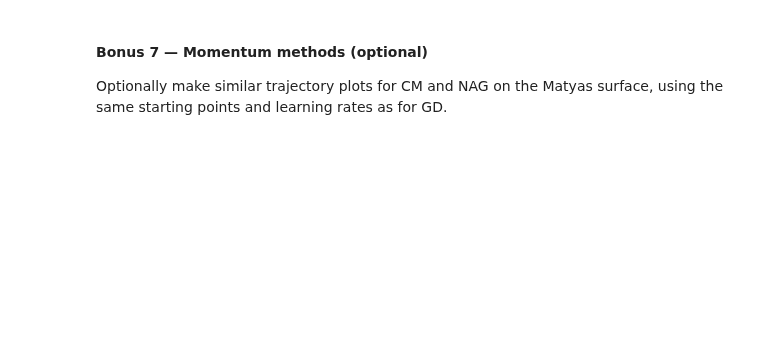
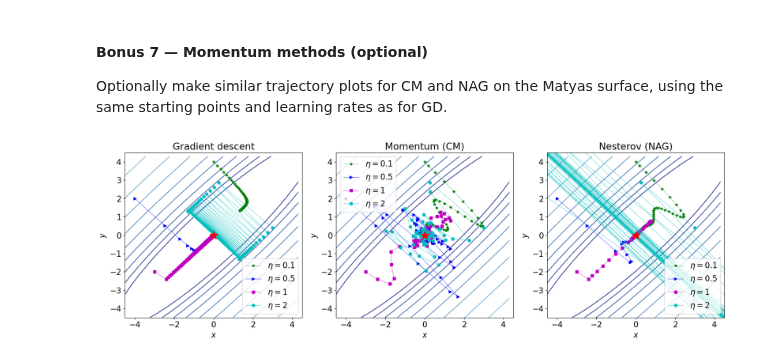
Before and after one commit to Oktalyx/FundamentalLearningEPFL, a Jupyter notebook: TP5/optimization.ipynb, the cells around one changed output. Saved outputs shown, nothing was run; the diff lists cells and outputs as text; code cells hidden in the pictures; blank space fills up the shorter version.

```diff
--- a/TP5/optimization.ipynb
+++ b/TP5/optimization.ipynb
@@ -619,0 +698,36 @@ Optionally make similar trajectory plots for CM and NAG on the Matyas surface, u
+# %%
+# Optional space for the momentum comparison.
+inits = [[0, 4], [-4, 2], [-3, -2], [3, 0.4]]
+etas = [0.1, 0.5, 1, 2]
+styles = ['g--*', 'b->', 'm-s', 'c-o']
+gamma = 0.9
+
+methods = {
+    'Gradient descent': lambda init, eta: gd(grad_matyas_surface, init, n_epochs=100, eta=eta),
+    'Momentum (CM)':    lambda init, eta: gd_with_mom(grad_matyas_surface, init, n_epochs=100, eta=eta, gamma=gamma),
+    'Nesterov (NAG)':   lambda init, eta: NAG(grad_matyas_surface, init, n_epochs=100, eta=eta, gamma=gamma),
+}
+
+x, y = np.meshgrid(np.arange(-4.5, 4.5, 0.2), np.arange(-4.5, 4.5, 0.2))
+z = np.abs(matyas_surface(x, y))
+
+fig, axes = plt.subplots(1, 3, figsize=(18, 6))
+for ax, (name, method) in zip(axes, methods.items()):
+    ax.contour(x, y, z, levels=np.logspace(0.0, 5, 35), norm=LogNorm(), cmap="RdYlBu_r")
+    ax.set_title(name)
+    ax.set_xlabel('$x$')
+    ax.set_ylabel('$y$')
+    ax.set_xlim((-4.5, 4.5))
+    ax.set_ylim((-4.5, 4.5))
+
+    for init, eta, style in zip(inits, etas, styles):
+        traj = method(init, eta)
+        overlay_trajectory_contour(ax, traj, r'$\eta=$%s' % eta, style, lw=0.5)
+
+    ax.plot(0, 0, 'r*', markersize=18)
+    ax.legend()
+
+plt.tight_layout()
+plt.show()
+# %% [output]
+[figure, added]
```
Also changed, not shown: parts of 17 cells of this notebook, 1 other file.
